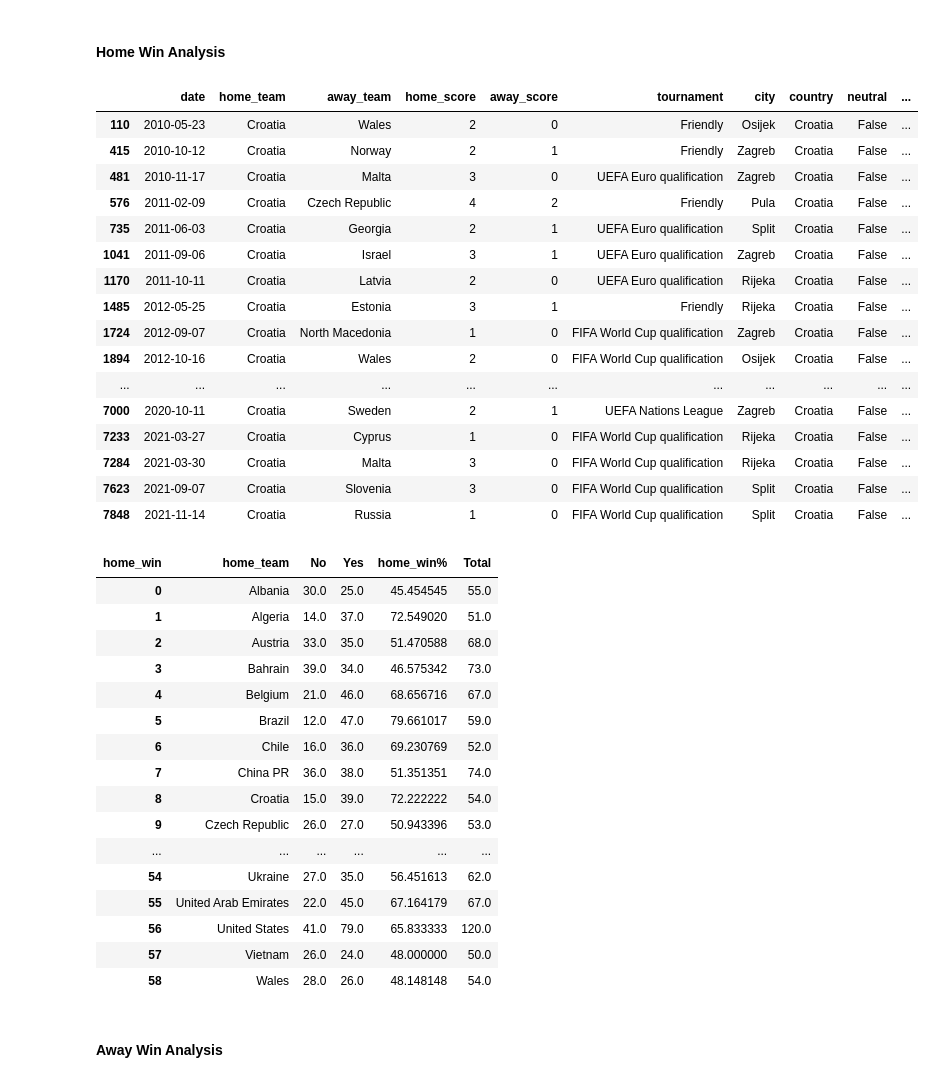
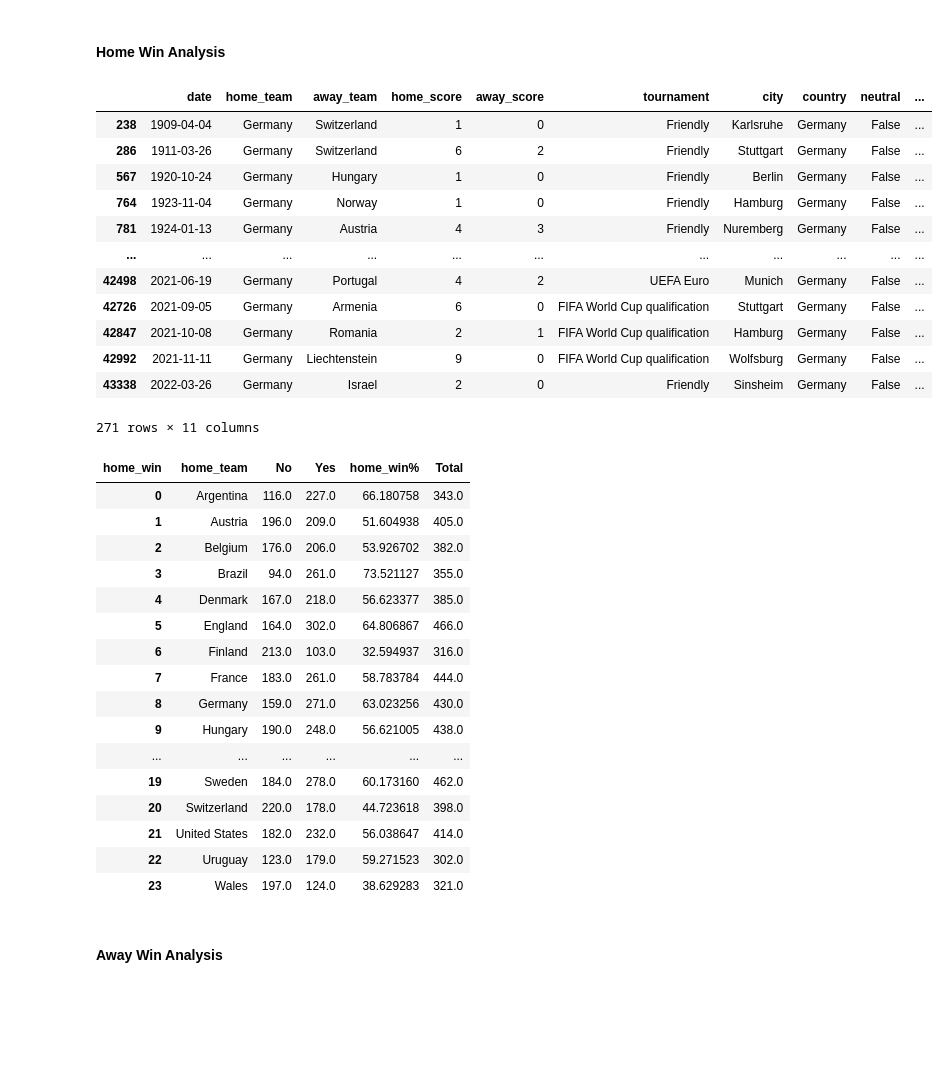
Before and after one commit to yadhumvyk/DataAnalytics, a Jupyter notebook: Football Home Advantage/FootballHomeAdvantage.ipynb, the cells around one changed output. Saved outputs shown, nothing was run; the diff lists cells and outputs as text; code cells hidden in the pictures; blank space fills up the shorter version.

```diff
--- a/Football Home Advantage/FootballHomeAdvantage.ipynb
+++ b/Football Home Advantage/FootballHomeAdvantage.ipynb
@@ -19,7 +19,7 @@ matplotlib.rcParams['figure.figsize'] = (12,8)
 
 pd.options.mode.chained_assignment = None
 
-df = pd.read_csv(r'C:\Users\yadhu\Downloads\Football.csv')
+df = pd.read_csv(r'C:\Users\yadhu\Downloads\footballresults.csv')
 # %% [markdown]
 The dataframe consists of the below columns
 <br>date - date of the match.
@@ -109,0 +119,2 @@ print(df['away_score'].max())
+# %%
+df = df.drop(df[df['neutral'] == True].index)
@@ -166,27 +184,23 @@ df[~df.away_team.isin(df['home_team'].unique())]
 # %%
 #grouping by home team and then by home win
 gb_home = df.groupby(['home_team','home_win'])
 
-#Viewing the data for Croatia for verification
-gb_home.get_group(('Croatia','Yes'))
+#Viewing the data for Germany for verification
+gb_home.get_group(('Germany','Yes'))
 # %% [output]
 |  | date | home_team | away_team | home_score | away_score | tournament | city | country | neutral | ... |
-| 110 | 2010-05-23 | Croatia | Wales | 2 | 0 | Friendly | Osijek | Croatia | False | ... |
-| 415 | 2010-10-12 | Croatia | Norway | 2 | 1 | Friendly | Zagreb | Croatia | False | ... |
-| 481 | 2010-11-17 | Croatia | Malta | 3 | 0 | UEFA Euro qualification | Zagreb | Croatia | False | ... |
-| 576 | 2011-02-09 | Croatia | Czech Republic | 4 | 2 | Friendly | Pula | Croatia | False | ... |
-| 735 | 2011-06-03 | Croatia | Georgia | 2 | 1 | UEFA Euro qualification | Split | Croatia | False | ... |
-| 1041 | 2011-09-06 | Croatia | Israel | 3 | 1 | UEFA Euro qualification | Zagreb | Croatia | False | ... |
-| 1170 | 2011-10-11 | Croatia | Latvia | 2 | 0 | UEFA Euro qualification | Rijeka | Croatia | False | ... |
-| 1485 | 2012-05-25 | Croatia | Estonia | 3 | 1 | Friendly | Rijeka | Croatia | False | ... |
-| 1724 | 2012-09-07 | Croatia | North Macedonia | 1 | 0 | FIFA World Cup qualification | Zagreb | Croatia | False | ... |
-| 1894 | 2012-10-16 | Croatia | Wales | 2 | 0 | FIFA World Cup qualification | Osijek | Croatia | False | ... |
+| 238 | 1909-04-04 | Germany | Switzerland | 1 | 0 | Friendly | Karlsruhe | Germany | False | ... |
+| 286 | 1911-03-26 | Germany | Switzerland | 6 | 2 | Friendly | Stuttgart | Germany | False | ... |
+| 567 | 1920-10-24 | Germany | Hungary | 1 | 0 | Friendly | Berlin | Germany | False | ... |
+| 764 | 1923-11-04 | Germany | Norway | 1 | 0 | Friendly | Hamburg | Germany | False | ... |
+| 781 | 1924-01-13 | Germany | Austria | 4 | 3 | Friendly | Nuremberg | Germany | False | ... |
 | ... | ... | ... | ... | ... | ... | ... | ... | ... | ... | ... |
-| 7000 | 2020-10-11 | Croatia | Sweden | 2 | 1 | UEFA Nations League | Zagreb | Croatia | False | ... |
-| 7233 | 2021-03-27 | Croatia | Cyprus | 1 | 0 | FIFA World Cup qualification | Rijeka | Croatia | False | ... |
-| 7284 | 2021-03-30 | Croatia | Malta | 3 | 0 | FIFA World Cup qualification | Rijeka | Croatia | False | ... |
-| 7623 | 2021-09-07 | Croatia | Slovenia | 3 | 0 | FIFA World Cup qualification | Split | Croatia | False | ... |
-| 7848 | 2021-11-14 | Croatia | Russia | 1 | 0 | FIFA World Cup qualification | Split | Croatia | False | ... |
+| 42498 | 2021-06-19 | Germany | Portugal | 4 | 2 | UEFA Euro | Munich | Germany | False | ... |
+| 42726 | 2021-09-05 | Germany | Armenia | 6 | 0 | FIFA World Cup qualification | Stuttgart | Germany | False | ... |
+| 42847 | 2021-10-08 | Germany | Romania | 2 | 1 | FIFA World Cup qualification | Hamburg | Germany | False | ... |
+| 42992 | 2021-11-11 | Germany | Liechtenstein | 9 | 0 | FIFA World Cup qualification | Wolfsburg | Germany | False | ... |
+| 43338 | 2022-03-26 | Germany | Israel | 2 | 0 | Friendly | Sinsheim | Germany | False | ... |
+271 rows × 11 columns
 # %%
 #counting if the home team won the game or not
 
@@ -223,8 +237,8 @@ def analysis(new):
     #Creating a new total games played column
     new['Total'] = new['No'] + new['Yes']
 
-    #creating a new dataframe with teams that have played atleast 50 games
-    new_filtered = new[new['Total'] >= 50]
+    #creating a new dataframe with teams that have played atleast 300 games for statistical significance
+    new_filtered = new[new['Total'] >= 300]
 
     #reseting index so that the team becomes a column
     new_filtered = new_filtered.reset_index()
@@ -236,22 +250,22 @@ homewinperc = analysis(hwin)
 homewinperc
 # %% [output]
 | home_win | home_team | No | Yes | home_win% | Total |
-| 0 | Albania | 30.0 | 25.0 | 45.454545 | 55.0 |
-| 1 | Algeria | 14.0 | 37.0 | 72.549020 | 51.0 |
-| 2 | Austria | 33.0 | 35.0 | 51.470588 | 68.0 |
-| 3 | Bahrain | 39.0 | 34.0 | 46.575342 | 73.0 |
-| 4 | Belgium | 21.0 | 46.0 | 68.656716 | 67.0 |
-| 5 | Brazil | 12.0 | 47.0 | 79.661017 | 59.0 |
-| 6 | Chile | 16.0 | 36.0 | 69.230769 | 52.0 |
-| 7 | China PR | 36.0 | 38.0 | 51.351351 | 74.0 |
-| 8 | Croatia | 15.0 | 39.0 | 72.222222 | 54.0 |
-| 9 | Czech Republic | 26.0 | 27.0 | 50.943396 | 53.0 |
+| 0 | Argentina | 116.0 | 227.0 | 66.180758 | 343.0 |
+| 1 | Austria | 196.0 | 209.0 | 51.604938 | 405.0 |
+| 2 | Belgium | 176.0 | 206.0 | 53.926702 | 382.0 |
+| 3 | Brazil | 94.0 | 261.0 | 73.521127 | 355.0 |
+| 4 | Denmark | 167.0 | 218.0 | 56.623377 | 385.0 |
+| 5 | England | 164.0 | 302.0 | 64.806867 | 466.0 |
+| 6 | Finland | 213.0 | 103.0 | 32.594937 | 316.0 |
+| 7 | France | 183.0 | 261.0 | 58.783784 | 444.0 |
+| 8 | Germany | 159.0 | 271.0 | 63.023256 | 430.0 |
+| 9 | Hungary | 190.0 | 248.0 | 56.621005 | 438.0 |
 | ... | ... | ... | ... | ... | ... |
-| 54 | Ukraine | 27.0 | 35.0 | 56.451613 | 62.0 |
-| 55 | United Arab Emirates | 22.0 | 45.0 | 67.164179 | 67.0 |
-| 56 | United States | 41.0 | 79.0 | 65.833333 | 120.0 |
-| 57 | Vietnam | 26.0 | 24.0 | 48.000000 | 50.0 |
-| 58 | Wales | 28.0 | 26.0 | 48.148148 | 54.0 |
+| 19 | Sweden | 184.0 | 278.0 | 60.173160 | 462.0 |
+| 20 | Switzerland | 220.0 | 178.0 | 44.723618 | 398.0 |
+| 21 | United States | 182.0 | 232.0 | 56.038647 | 414.0 |
+| 22 | Uruguay | 123.0 | 179.0 | 59.271523 | 302.0 |
+| 23 | Wales | 197.0 | 124.0 | 38.629283 | 321.0 |
 # %% [markdown]
 #### Away Win Analysis
 # %%
```
Also changed, not shown: parts of 25 cells of this notebook.
